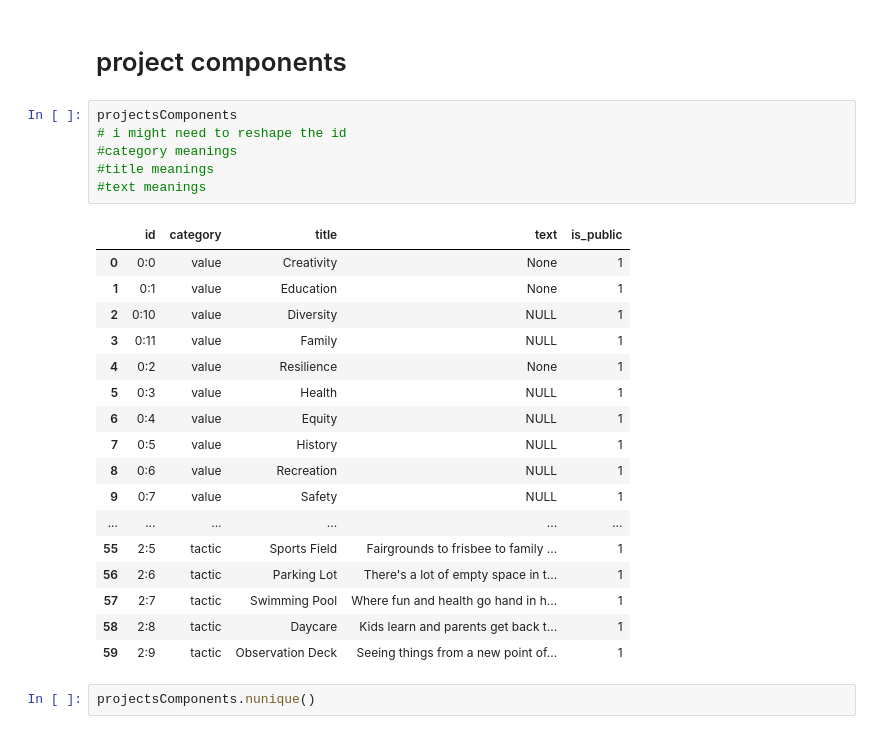
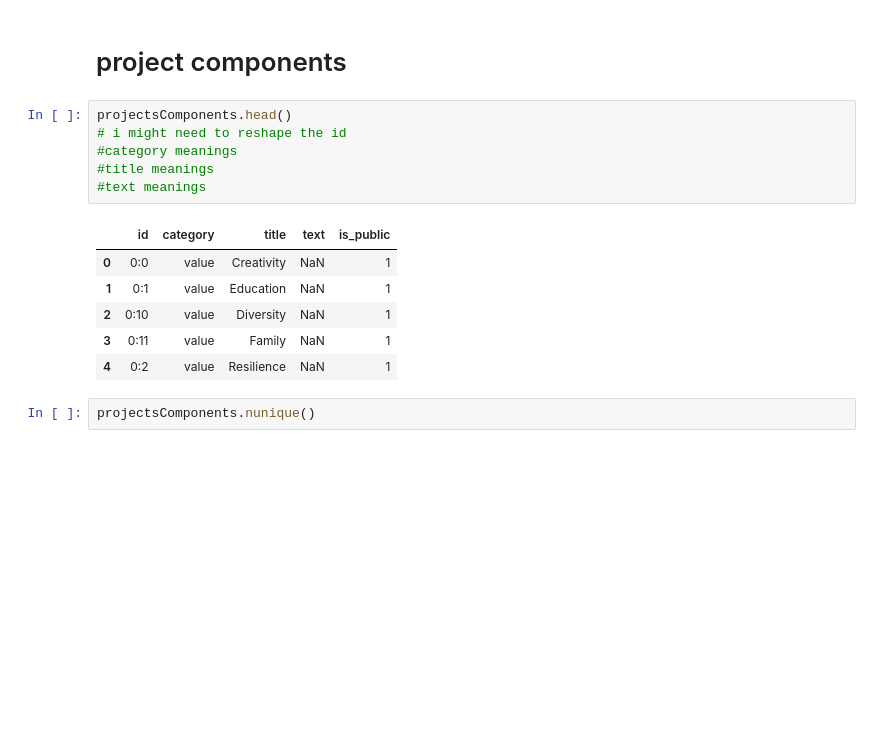
Before and after one commit to ShirinStar/Pen_Data_Dictionary, a Jupyter notebook: data/collection_visits_db.ipynb, the cells around one changed output. Cells and saved outputs as stored; diff of their text form; blank space fills up the shorter version.

```diff
--- a/data/collection_visits_db.ipynb
+++ b/data/collection_visits_db.ipynb
@@ -262,29 +294,18 @@ pensRegisters.sample()
 # %% [markdown]
 # project components
 # %%
-projectsComponents
+projectsComponents.head()
 # i might need to reshape the id
 #category meanings
 #title meanings
 #text meanings
 # %% [output]
 |  | id | category | title | text | is_public |
-| 0 | 0:0 | value | Creativity | None | 1 |
-| 1 | 0:1 | value | Education | None | 1 |
-| 2 | 0:10 | value | Diversity | NULL | 1 |
-| 3 | 0:11 | value | Family | NULL | 1 |
-| 4 | 0:2 | value | Resilience | None | 1 |
-| 5 | 0:3 | value | Health | NULL | 1 |
-| 6 | 0:4 | value | Equity | NULL | 1 |
-| 7 | 0:5 | value | History | NULL | 1 |
-| 8 | 0:6 | value | Recreation | NULL | 1 |
-| 9 | 0:7 | value | Safety | NULL | 1 |
-| ... | ... | ... | ... | ... | ... |
-| 55 | 2:5 | tactic | Sports Field | Fairgrounds to frisbee to family ... | 1 |
-| 56 | 2:6 | tactic | Parking Lot | There's a lot of empty space in t... | 1 |
-| 57 | 2:7 | tactic | Swimming Pool | Where fun and health go hand in h... | 1 |
-| 58 | 2:8 | tactic | Daycare | Kids learn and parents get back t... | 1 |
-| 59 | 2:9 | tactic | Observation Deck | Seeing things from a new point of... | 1 |
+| 0 | 0:0 | value | Creativity | NaN | 1 |
+| 1 | 0:1 | value | Education | NaN | 1 |
+| 2 | 0:10 | value | Diversity | NaN | 1 |
+| 3 | 0:11 | value | Family | NaN | 1 |
+| 4 | 0:2 | value | Resilience | NaN | 1 |
 # %%
 projectsComponents.nunique()
 # %% [output]
```
Also changed, not shown: parts of 24 cells of this notebook, 2 other files.
